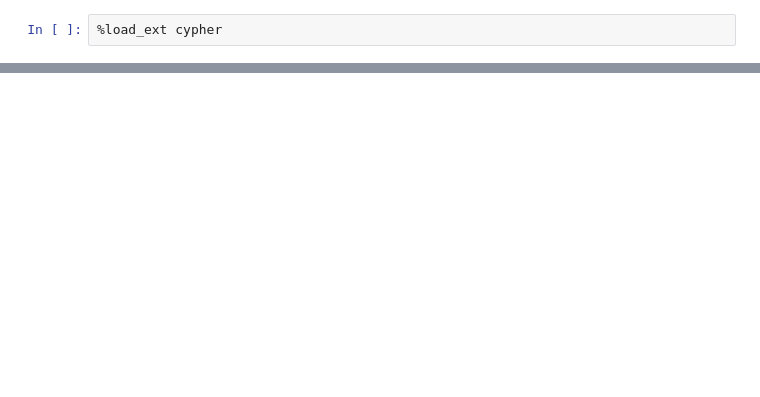
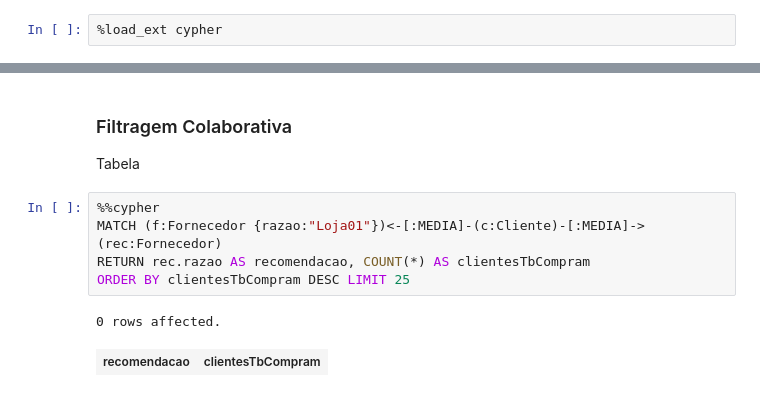
Before and after one commit to nakaharag/notebook-binder, a Jupyter notebook: trabalho-neo4j.ipynb, the cells around one changed output, grey strips where cells are left out. Drawn from its saved outputs; the diff is of its cells as text; blank space fills up the shorter version.

```diff
--- a/trabalho-neo4j.ipynb
+++ b/trabalho-neo4j.ipynb
@@ -4173,0 +4287,12 @@ CREATE
+# %% [markdown]
+### Filtragem Colaborativa
+
+Tabela
+# %%
+%%cypher
+MATCH (f:Fornecedor {razao:"Loja01"})<-[:MEDIA]-(c:Cliente)-[:MEDIA]->(rec:Fornecedor)
+RETURN rec.razao AS recomendacao, COUNT(*) AS clientesTbCompram
+ORDER BY clientesTbCompram DESC LIMIT 25
+# %% [output]
+0 rows affected.
+| recomendacao | clientesTbCompram |
```
Also changed, not shown: parts of 51 cells of this notebook.
